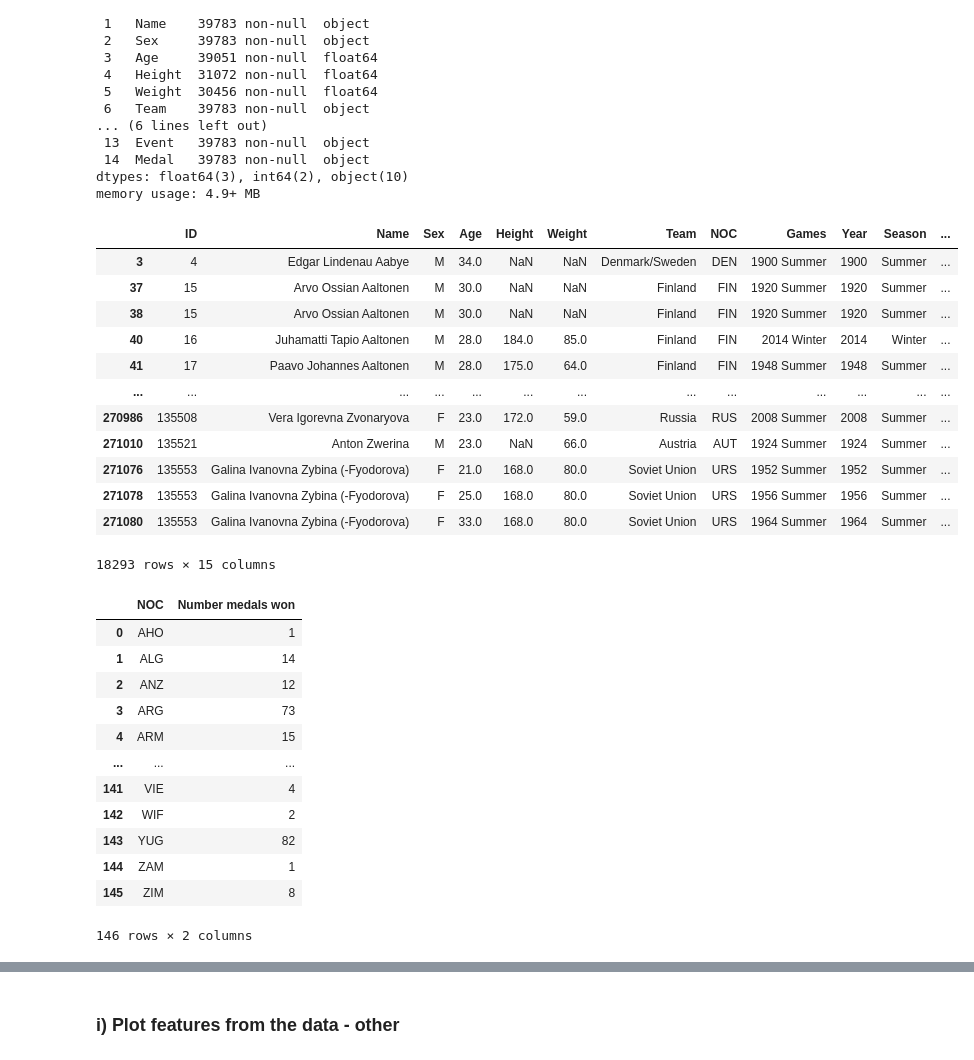
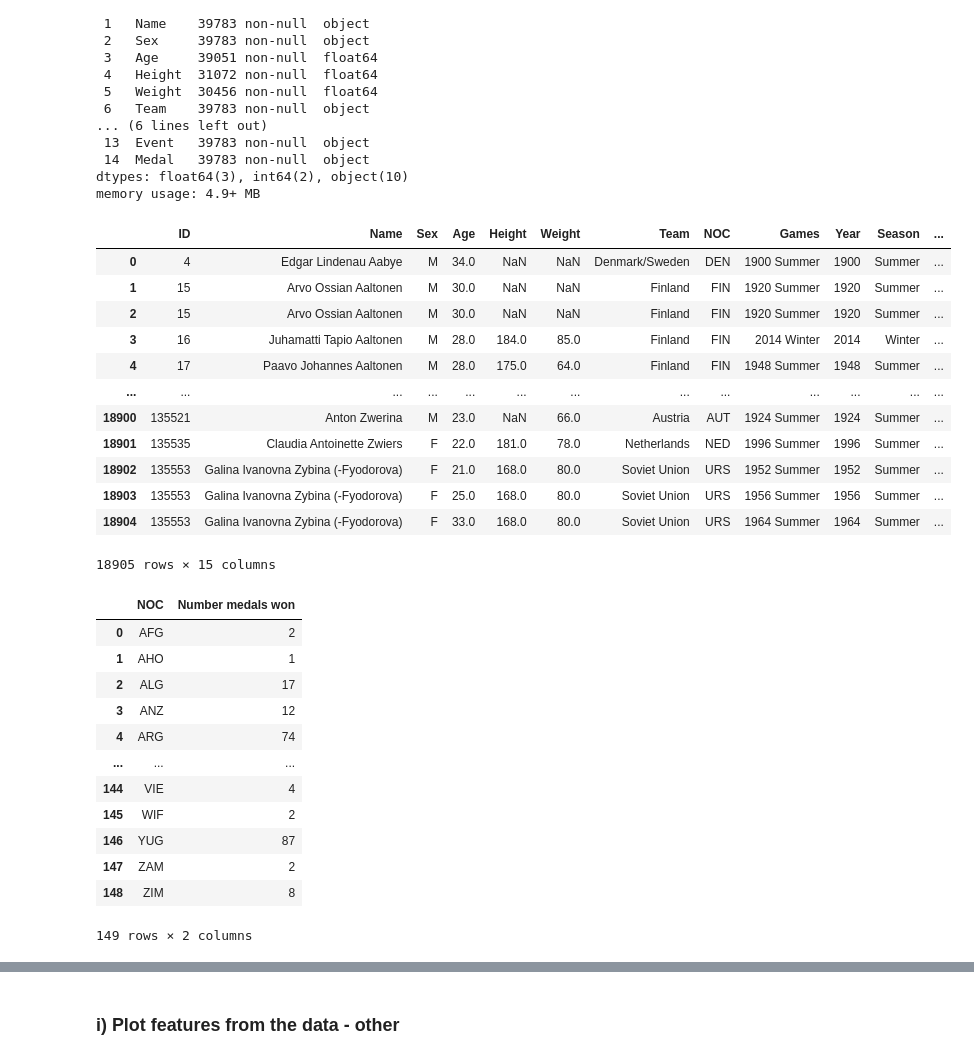
Before and after one commit to Anna-MariaSjolund/Databehandling-OS-projekt-Anna-MariaSjolund-ChristopherSeander, a Jupyter notebook: USA.ipynb, the cells around one changed output, grey strips where cells are left out. Cells and saved outputs as stored; diff of their text form; code cells hidden in the pictures.

```diff
--- a/USA.ipynb
+++ b/USA.ipynb
@@ -234,39 +228,40 @@ Data columns (total 15 columns):
 dtypes: float64(3), int64(2), object(10)
 memory usage: 4.9+ MB
 # %%
-medals_count_per_sport = medals.drop_duplicates(subset=["Event", "Games", "Medal"])
+#Removes team sports
+medals_count_per_sport = medals.drop_duplicates(subset=["NOC", "Event", "Games", "Medal"]).reset_index(drop=True)
 medals_count_per_sport
 # %% [output]
 |  | ID | Name | Sex | Age | Height | Weight | Team | NOC | Games | Year | Season | ... |
-| 3 | 4 | Edgar Lindenau Aabye | M | 34.0 | NaN | NaN | Denmark/Sweden | DEN | 1900 Summer | 1900 | Summer | ... |
-| 37 | 15 | Arvo Ossian Aaltonen | M | 30.0 | NaN | NaN | Finland | FIN | 1920 Summer | 1920 | Summer | ... |
-| 38 | 15 | Arvo Ossian Aaltonen | M | 30.0 | NaN | NaN | Finland | FIN | 1920 Summer | 1920 | Summer | ... |
-| 40 | 16 | Juhamatti Tapio Aaltonen | M | 28.0 | 184.0 | 85.0 | Finland | FIN | 2014 Winter | 2014 | Winter | ... |
-| 41 | 17 | Paavo Johannes Aaltonen | M | 28.0 | 175.0 | 64.0 | Finland | FIN | 1948 Summer | 1948 | Summer | ... |
+| 0 | 4 | Edgar Lindenau Aabye | M | 34.0 | NaN | NaN | Denmark/Sweden | DEN | 1900 Summer | 1900 | Summer | ... |
+| 1 | 15 | Arvo Ossian Aaltonen | M | 30.0 | NaN | NaN | Finland | FIN | 1920 Summer | 1920 | Summer | ... |
+| 2 | 15 | Arvo Ossian Aaltonen | M | 30.0 | NaN | NaN | Finland | FIN | 1920 Summer | 1920 | Summer | ... |
+| 3 | 16 | Juhamatti Tapio Aaltonen | M | 28.0 | 184.0 | 85.0 | Finland | FIN | 2014 Winter | 2014 | Winter | ... |
+| 4 | 17 | Paavo Johannes Aaltonen | M | 28.0 | 175.0 | 64.0 | Finland | FIN | 1948 Summer | 1948 | Summer | ... |
 | ... | ... | ... | ... | ... | ... | ... | ... | ... | ... | ... | ... | ... |
-| 270986 | 135508 | Vera Igorevna Zvonaryova | F | 23.0 | 172.0 | 59.0 | Russia | RUS | 2008 Summer | 2008 | Summer | ... |
-| 271010 | 135521 | Anton Zwerina | M | 23.0 | NaN | 66.0 | Austria | AUT | 1924 Summer | 1924 | Summer | ... |
-| 271076 | 135553 | Galina Ivanovna Zybina (-Fyodorova) | F | 21.0 | 168.0 | 80.0 | Soviet Union | URS | 1952 Summer | 1952 | Summer | ... |
-| 271078 | 135553 | Galina Ivanovna Zybina (-Fyodorova) | F | 25.0 | 168.0 | 80.0 | Soviet Union | URS | 1956 Summer | 1956 | Summer | ... |
-| 271080 | 135553 | Galina Ivanovna Zybina (-Fyodorova) | F | 33.0 | 168.0 | 80.0 | Soviet Union | URS | 1964 Summer | 1964 | Summer | ... |
+| 18900 | 135521 | Anton Zwerina | M | 23.0 | NaN | 66.0 | Austria | AUT | 1924 Summer | 1924 | Summer | ... |
+| 18901 | 135535 | Claudia Antoinette Zwiers | F | 22.0 | 181.0 | 78.0 | Netherlands | NED | 1996 Summer | 1996 | Summer | ... |
+| 18902 | 135553 | Galina Ivanovna Zybina (-Fyodorova) | F | 21.0 | 168.0 | 80.0 | Soviet Union | URS | 1952 Summer | 1952 | Summer | ... |
+| 18903 | 135553 | Galina Ivanovna Zybina (-Fyodorova) | F | 25.0 | 168.0 | 80.0 | Soviet Union | URS | 1956 Summer | 1956 | Summer | ... |
+| 18904 | 135553 | Galina Ivanovna Zybina (-Fyodorova) | F | 33.0 | 168.0 | 80.0 | Soviet Union | URS | 1964 Summer | 1964 | Summer | ... |
-18293 rows × 15 columns
+18905 rows × 15 columns
 # %%
 medals_count_per_sport = pd.DataFrame({"Number medals won": medals_count_per_sport["Medal"].groupby(medals_count_per_sport["NOC"]).count()}).reset_index()
 medals_count_per_sport
 # %% [output]
 |  | NOC | Number medals won |
-| 0 | AHO | 1 |
-| 1 | ALG | 14 |
-| 2 | ANZ | 12 |
-| 3 | ARG | 73 |
-| 4 | ARM | 15 |
+| 0 | AFG | 2 |
+| 1 | AHO | 1 |
+| 2 | ALG | 17 |
+| 3 | ANZ | 12 |
+| 4 | ARG | 74 |
 | ... | ... | ... |
-| 141 | VIE | 4 |
-| 142 | WIF | 2 |
-| 143 | YUG | 82 |
-| 144 | ZAM | 1 |
-| 145 | ZIM | 8 |
+| 144 | VIE | 4 |
+| 145 | WIF | 2 |
+| 146 | YUG | 87 |
+| 147 | ZAM | 2 |
+| 148 | ZIM | 8 |
-146 rows × 2 columns
+149 rows × 2 columns
 # %%
 #Pick out the top 10 countries
 top_countries_per_sport = medals_count_per_sport.sort_values(by="Number medals won", ascending=False).head(10)
```
Also changed, not shown: parts of 29 cells of this notebook.
